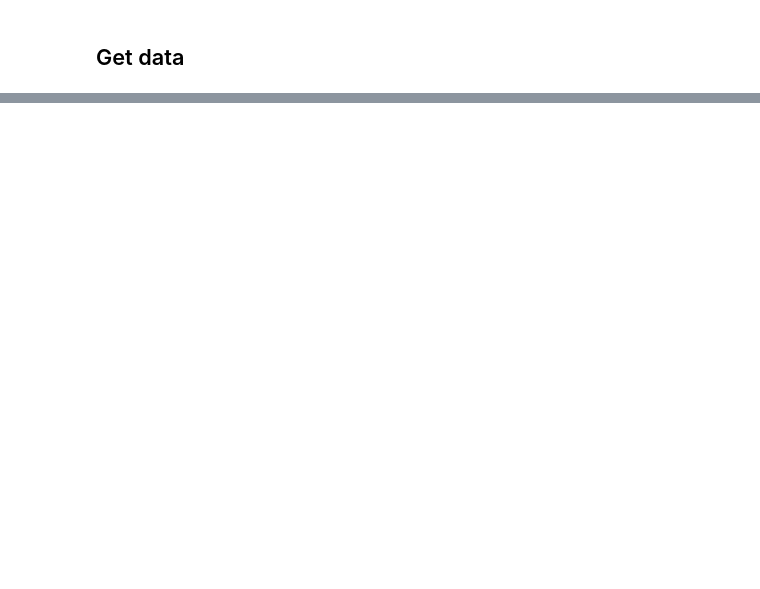
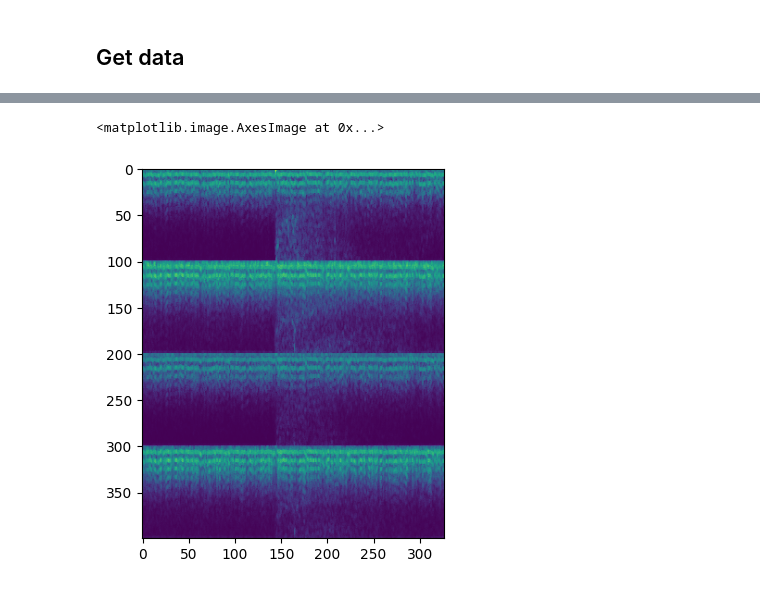
Before and after one commit to allispaul/brains, a Jupyter notebook: test-notebook.ipynb, the cells around one changed output, grey strips where cells are left out. Drawn from its saved outputs; the diff is of its cells as text; code cells hidden in the pictures; blank space fills up the shorter version.

```diff
--- a/test-notebook.ipynb
+++ b/test-notebook.ipynb
@@ -23,0 +71,4 @@ display(df.head(2))
+# %%
+import random
+idx = random.randint(0, len(df))
+df.iloc[idx]
@@ -23,0 +93,3 @@ display(df.head(2))
+# %%
+spec_parquet = pd.read_parquet(df.iloc[idx].spec_path)
+spec_parquet.shape
@@ -23,0 +119,10 @@ display(df.head(2))
+# %%
+img = spec_parquet.iloc[:, 1:].values
+img = np.log1p(img)
+img = img.transpose()
+img -= img.min()
+img /= img.max() + 1e-4
+plt.imshow(img)
+# %% [output]
+<matplotlib.image.AxesImage at 0x...>
+[figure, added]
```
Also changed, not shown: parts of 11 cells of this notebook.
